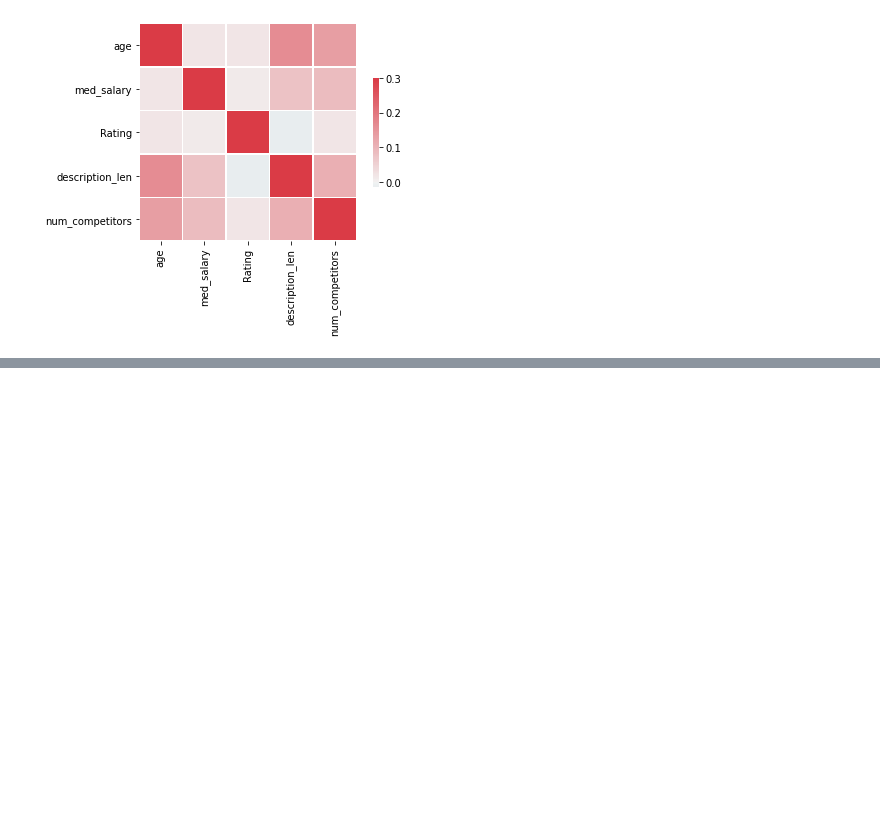
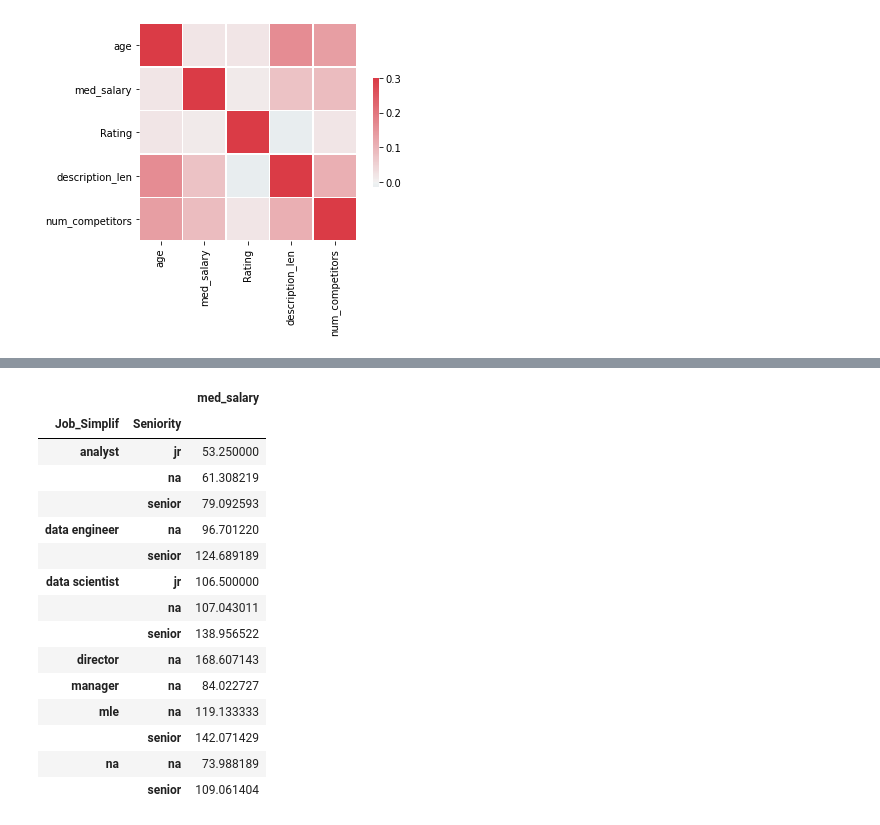
Before and after one commit to annycmg/Salary_Project, a Jupyter notebook: Packages/eda.ipynb, the cells around one changed output, grey strips where cells are left out. Saved outputs shown, nothing was run; the diff lists cells and outputs as text; code cells hidden in the pictures; blank space fills up the shorter version.

```diff
--- a/Packages/eda.ipynb
+++ b/Packages/eda.ipynb
@@ -148,0 +152,19 @@ Graph for Company Name: total = 20
+# %%
+pd.pivot_table(df, index=['Job_Simplif','Seniority'], values='med_salary')
+# %% [output]
+|  |  | med_salary |
+| Job_Simplif | Seniority |  |
+| analyst | jr | 53.250000 |
+|  | na | 61.308219 |
+|  | senior | 79.092593 |
+| data engineer | na | 96.701220 |
+|  | senior | 124.689189 |
+| data scientist | jr | 106.500000 |
+|  | na | 107.043011 |
+|  | senior | 138.956522 |
+| director | na | 168.607143 |
+| manager | na | 84.022727 |
+| mle | na | 119.133333 |
+|  | senior | 142.071429 |
+| na | na | 73.988189 |
+|  | senior | 109.061404 |
```
Also changed, not shown: parts of 12 cells of this notebook.
